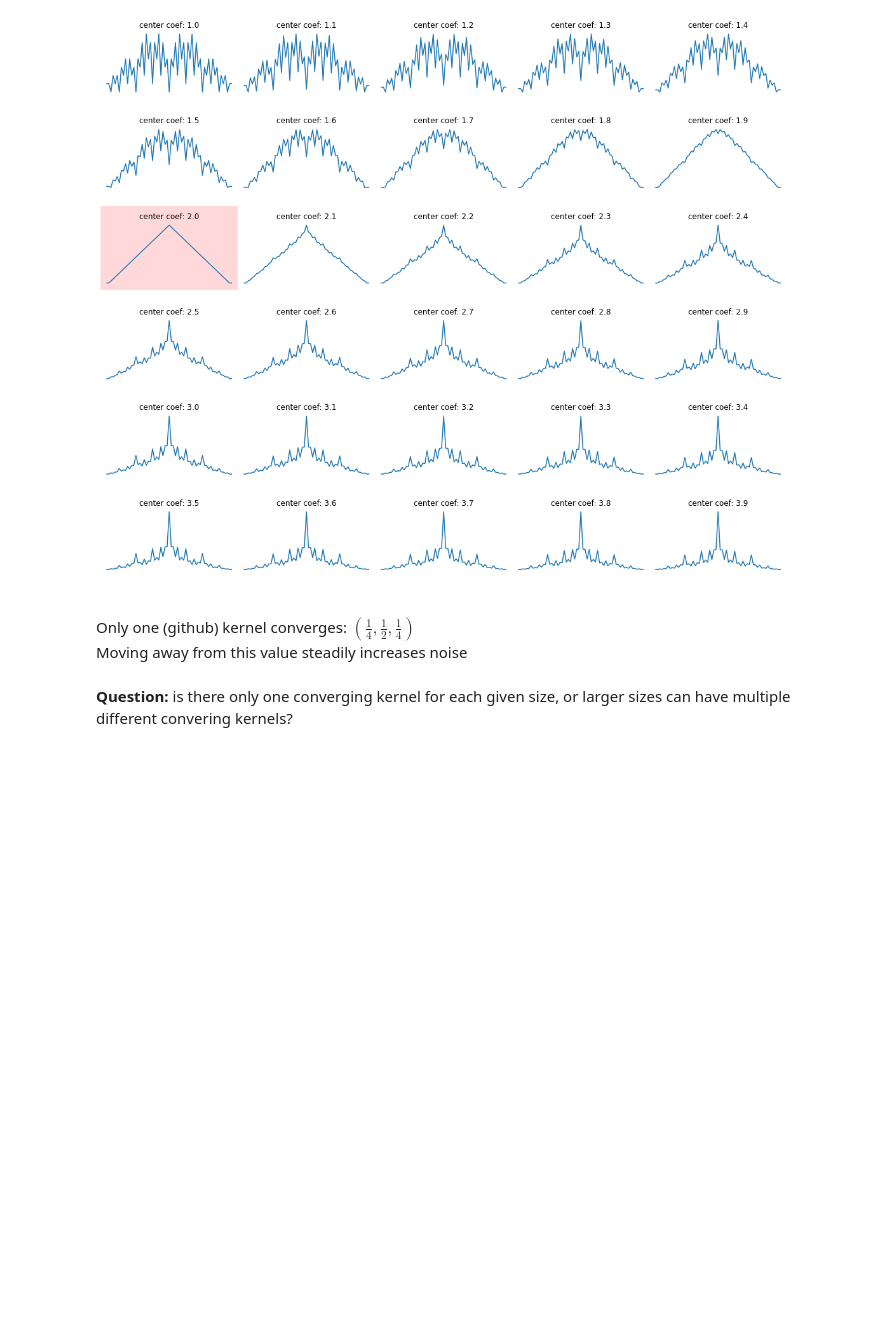
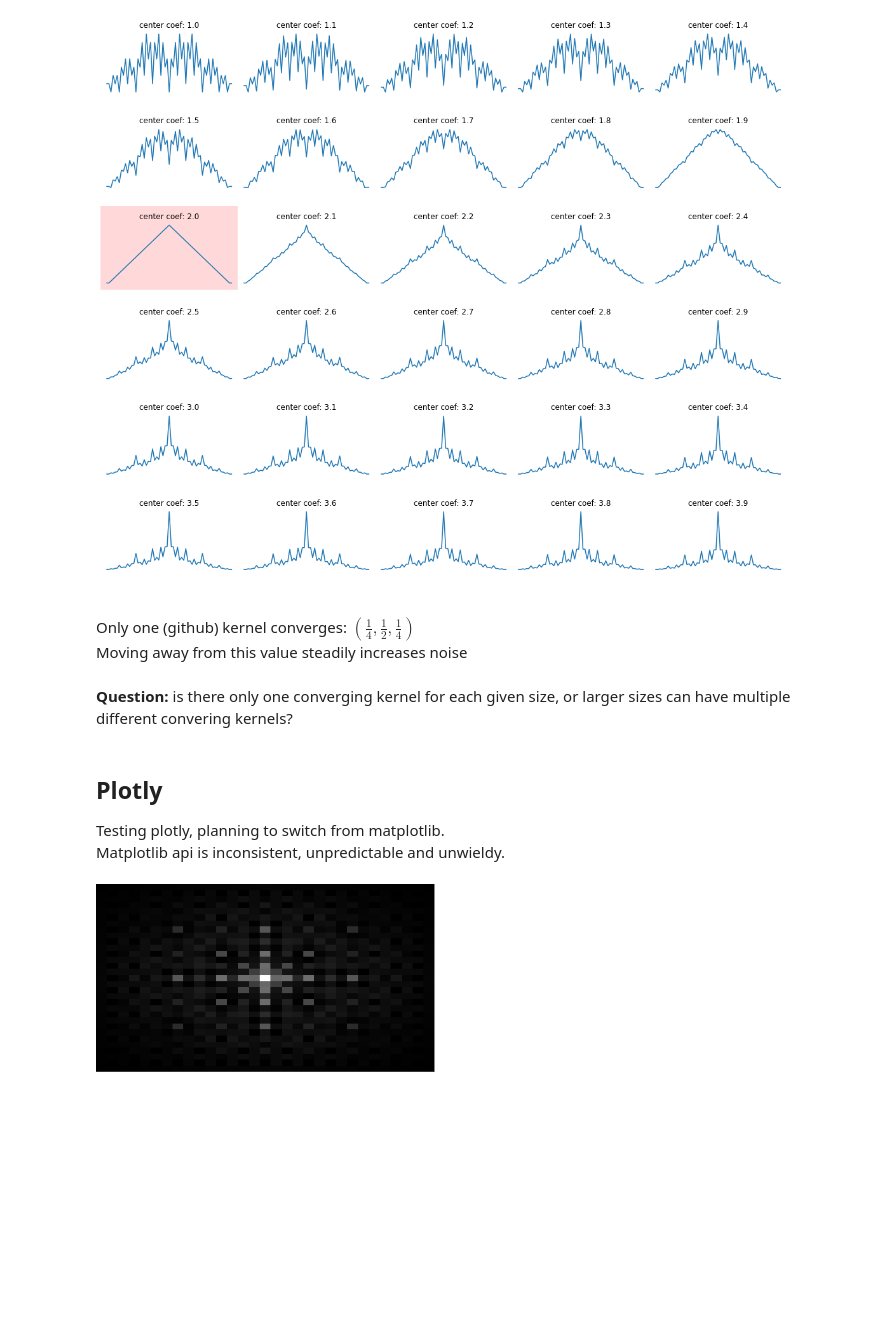
Before and after one commit to ConstantineRudenko/Fast-Filter-Transform-study, a Jupyter notebook: Fast Filter Transform.ipynb, the cells around one changed output. Drawn from its saved outputs; the diff is of its cells as text; code cells hidden in the pictures; blank space fills up the shorter version.

Commit message:
planning to switch to plotly from matplotlib

```diff
--- a/Fast Filter Transform.ipynb
+++ b/Fast Filter Transform.ipynb
@@ -590,3 +590,49 @@ Moving away from this value steadily increases noise
 <br><br>
 
 **Question:** is there only one converging kernel for each given size, or larger sizes can have multiple different convering kernels?
+# %%
+display(Markdown(r"""
+
+## Plotly
+
+Testing plotly, planning to switch from matplotlib.<br>
+Matplotlib api is inconsistent, unpredictable and unwieldy.
+
+"""))
+
+import plotly.graph_objects as go
+from plotly.subplots import make_subplots
+
+fig = make_subplots(
+    rows=2, cols=2,
+    column_widths=[0.5, 0.5],
+    row_heights=[0.5, 0.5],
+)
+
+fig.add_trace(
+    go.Heatmap(
+        z=img,
+        colorscale = [[0, 'rgb(0,0,0)'], [1, 'rgb(255,255,255)']],
+        showscale = False,
+    ),
+    row=1, col=1
+)
+
+fig.update_layout(
+    margin = dict(t=0,r=0,b=0,l=0),
+    width = 700, height = 700,
+    autosize = False,
+)
+
+fig.update_xaxes(showticklabels = False)
+fig.update_yaxes(showticklabels = False)
+
+fig.show()
+# %% [output]
+
+
+## Plotly
+
+Testing plotly, planning to switch from matplotlib.<br>
+Matplotlib api is inconsistent, unpredictable and unwieldy.
+[figure, added]
```
Also changed, not shown: 1 other file.
